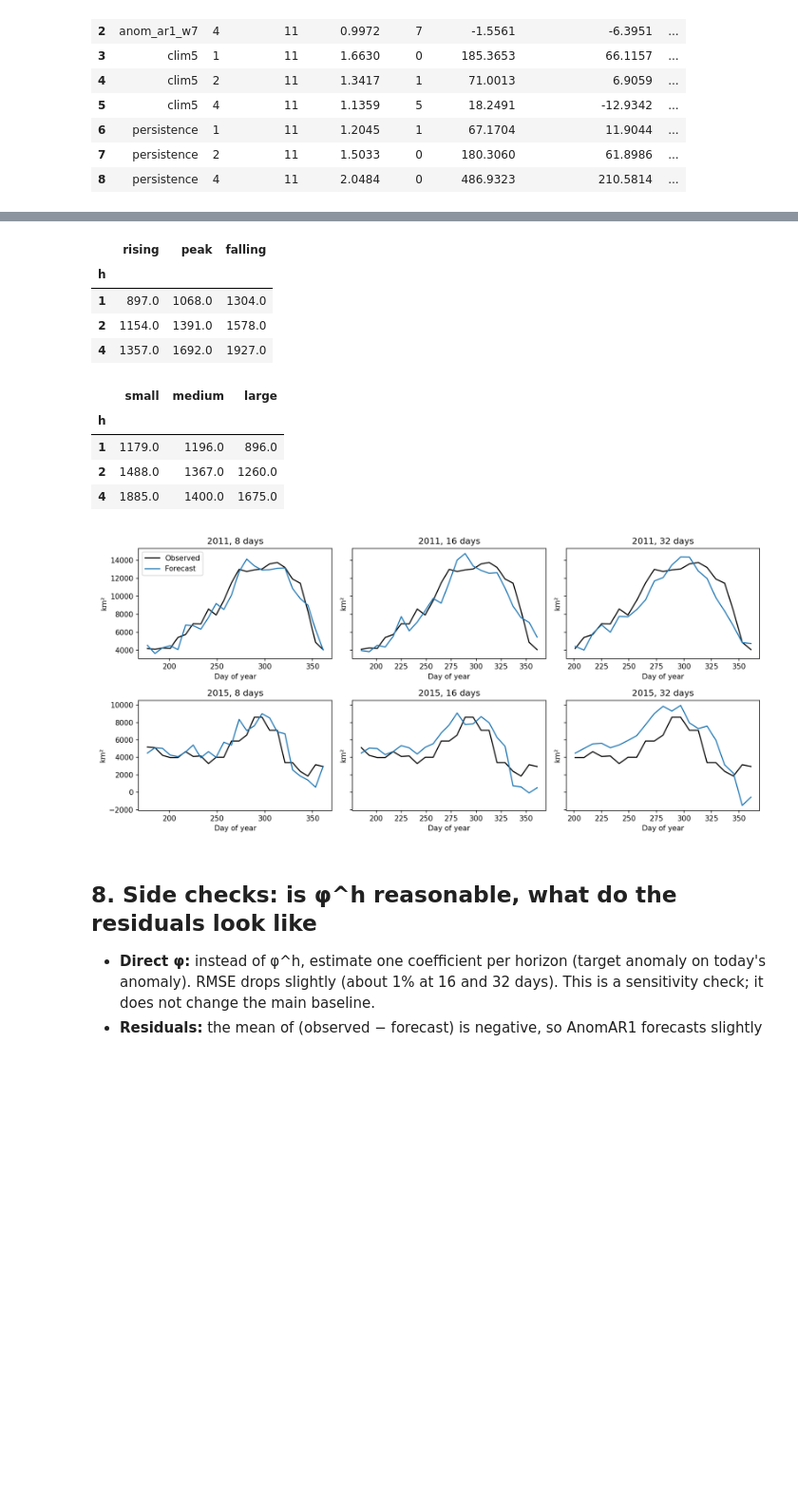
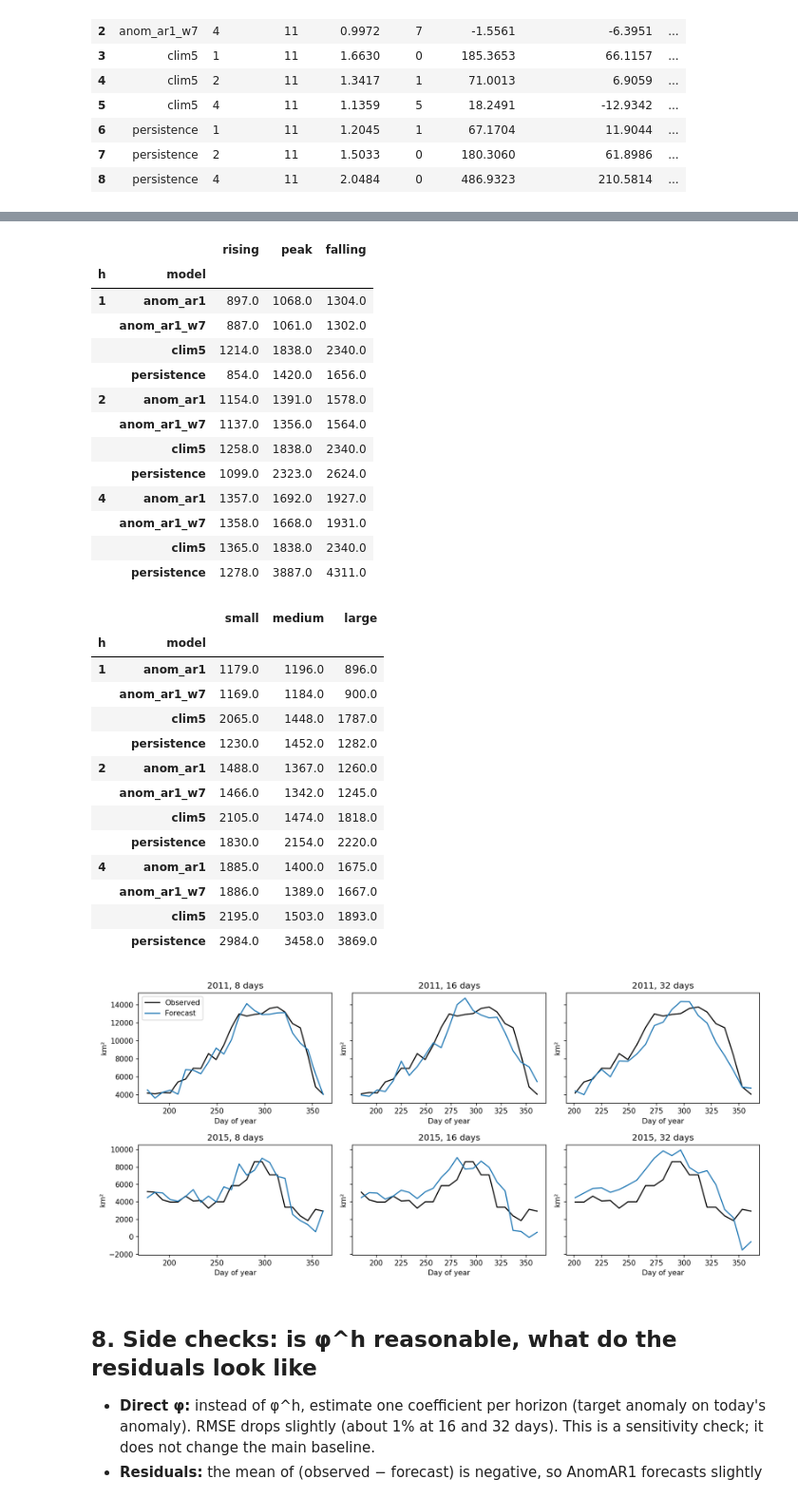
Before and after one commit to irvine-qn/Group03_STAT3013_R11, a Jupyter notebook: notebooks/AnomAR1/anomar1_overview_en.ipynb, the cells around one changed output, grey strips where cells are left out. Shown at 95% size. Saved outputs shown, nothing was run; the diff lists cells and outputs as text; code cells hidden in the pictures; blank space fills up the shorter version.

```diff
--- a/notebooks/AnomAR1/anomar1_overview_en.ipynb
+++ b/notebooks/AnomAR1/anomar1_overview_en.ipynb
@@ -204,18 +204,36 @@ Details: `anomar1_evaluate.py::condition_tables`, `anomar1_diagnostics.py::plot_
 # %%
-display(pd.read_csv(TABLES / "rmse_by_phase.csv").set_index("h").round(0))
-display(pd.read_csv(TABLES / "rmse_by_magnitude.csv").set_index("h").round(0))
+display(pd.read_csv(TABLES / "rmse_by_phase.csv").set_index(["h", "model"]))
+display(pd.read_csv(TABLES / "rmse_by_size.csv").set_index(["h", "model"]))
 display(Image(FIGURES / "typical_seasons.png", width=900))
 # %% [output]
-|  | rising | peak | falling |
-| h |  |  |  |
-| 1 | 897.0 | 1068.0 | 1304.0 |
-| 2 | 1154.0 | 1391.0 | 1578.0 |
-| 4 | 1357.0 | 1692.0 | 1927.0 |
+|  |  | rising | peak | falling |
+| h | model |  |  |  |
+| 1 | anom_ar1 | 897.0 | 1068.0 | 1304.0 |
+|  | anom_ar1_w7 | 887.0 | 1061.0 | 1302.0 |
+|  | clim5 | 1214.0 | 1838.0 | 2340.0 |
+|  | persistence | 854.0 | 1420.0 | 1656.0 |
+| 2 | anom_ar1 | 1154.0 | 1391.0 | 1578.0 |
+|  | anom_ar1_w7 | 1137.0 | 1356.0 | 1564.0 |
+|  | clim5 | 1258.0 | 1838.0 | 2340.0 |
+|  | persistence | 1099.0 | 2323.0 | 2624.0 |
+| 4 | anom_ar1 | 1357.0 | 1692.0 | 1927.0 |
+|  | anom_ar1_w7 | 1358.0 | 1668.0 | 1931.0 |
+|  | clim5 | 1365.0 | 1838.0 | 2340.0 |
+|  | persistence | 1278.0 | 3887.0 | 4311.0 |
-|  | small | medium | large |
-| h |  |  |  |
-| 1 | 1179.0 | 1196.0 | 896.0 |
-| 2 | 1488.0 | 1367.0 | 1260.0 |
-| 4 | 1885.0 | 1400.0 | 1675.0 |
+|  |  | small | medium | large |
+| h | model |  |  |  |
+| 1 | anom_ar1 | 1179.0 | 1196.0 | 896.0 |
+|  | anom_ar1_w7 | 1169.0 | 1184.0 | 900.0 |
+|  | clim5 | 2065.0 | 1448.0 | 1787.0 |
+|  | persistence | 1230.0 | 1452.0 | 1282.0 |
+| 2 | anom_ar1 | 1488.0 | 1367.0 | 1260.0 |
+|  | anom_ar1_w7 | 1466.0 | 1342.0 | 1245.0 |
+|  | clim5 | 2105.0 | 1474.0 | 1818.0 |
+|  | persistence | 1830.0 | 2154.0 | 2220.0 |
+| 4 | anom_ar1 | 1885.0 | 1400.0 | 1675.0 |
+|  | anom_ar1_w7 | 1886.0 | 1389.0 | 1667.0 |
+|  | clim5 | 2195.0 | 1503.0 | 1893.0 |
+|  | persistence | 2984.0 | 3458.0 | 3869.0 |
 [figure]
 # %% [markdown]
 ## 8. Side checks: is φ^h reasonable, what do the residuals look like
```
Also changed, not shown: parts of 1 cell of this notebook, 12 other files.
